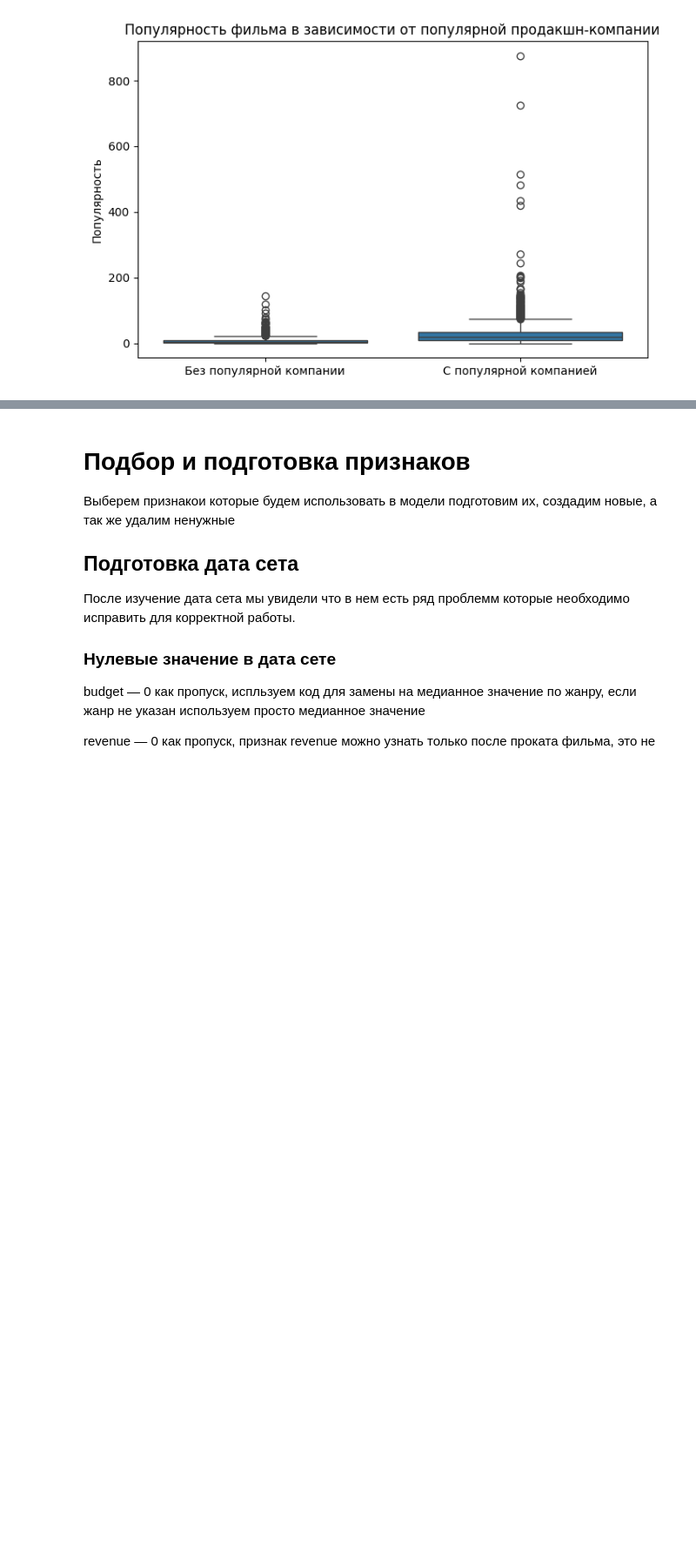
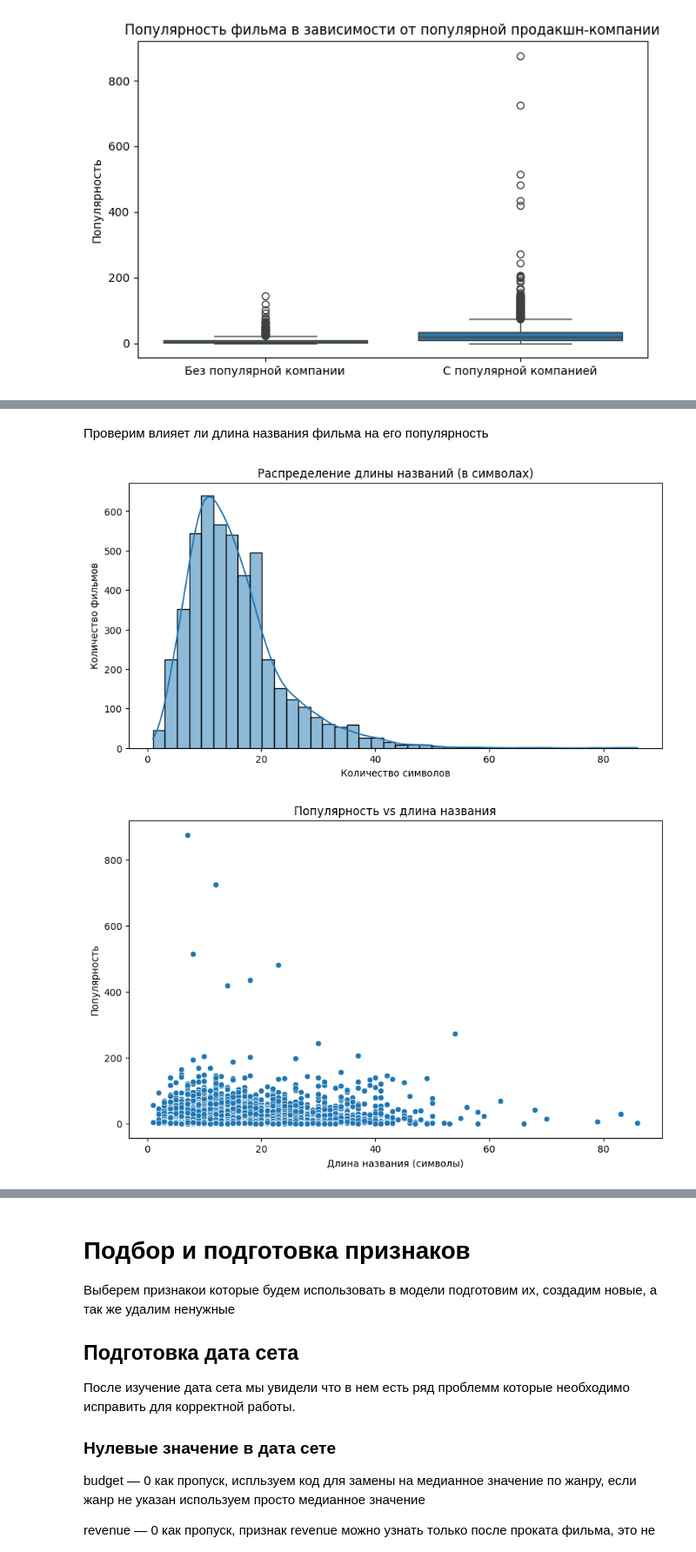
Before and after one commit to GeGeMaaaan/Data_Science, a Jupyter notebook: version1.ipynb, the cells around one changed output, grey strips where cells are left out. Shown at 87% size. Drawn from its saved outputs; the diff is of its cells as text; code cells hidden in the pictures; blank space fills up the shorter version.

```diff
--- a/version1.ipynb
+++ b/version1.ipynb
@@ -725,20 +814,0 @@ plt.show()
-# %%
-import numpy as np
-
-data["log_popularity"] = np.log1p(data["popularity"])  # логарифмируем для сглаживания
-
-plt.figure(figsize=(10, 6))
-sns.regplot(
-    data=data,
-    x="log_popularity",
-    y="vote_average",
-    scatter_kws={'alpha': 0.4},
-    line_kws={'color': 'green'}
-)
-
-plt.title("Логарифм популярности vs. рейтинг с линией тренда")
-plt.xlabel("Логарифм популярности (log1p)")
-plt.ylabel("Средняя оценка (vote_average)")
-plt.grid(True)
-plt.tight_layout()
-plt.show()
@@ -746,0 +819,33 @@ plt.show()
+# %% [markdown]
+Проверим влияет ли длина названия фильма на его популярность
+# %%
+import seaborn as sns
+import matplotlib.pyplot as plt
+
+# Убедимся, что поле title строковое
+data['title'] = data['title'].astype(str)
+
+# 1. Длина названия в символах
+data['title_length_chars'] = data['title'].apply(len)
+
+# 2. Количество слов в названии
+data['title_word_count'] = data['title'].apply(lambda x: len(x.split()))
+
+# 3. Распределение длины в символах
+plt.figure(figsize=(10,5))
+sns.histplot(data['title_length_chars'], bins=40, kde=True)
+plt.title('Распределение длины названий (в символах)')
+plt.xlabel('Количество символов')
+plt.ylabel('Количество фильмов')
+plt.show()
+
+# 4. Популярность в зависимости от длины названия
+plt.figure(figsize=(10,6))
+sns.scatterplot(x='title_length_chars', y='popularity', data=data)
+plt.title('Популярность vs длина названия')
+plt.xlabel('Длина названия (символы)')
+plt.ylabel('Популярность')
+plt.show()
+# %% [output]
+[figure, added]
+[figure, added]
```
Also changed, not shown: parts of 73 cells of this notebook.
